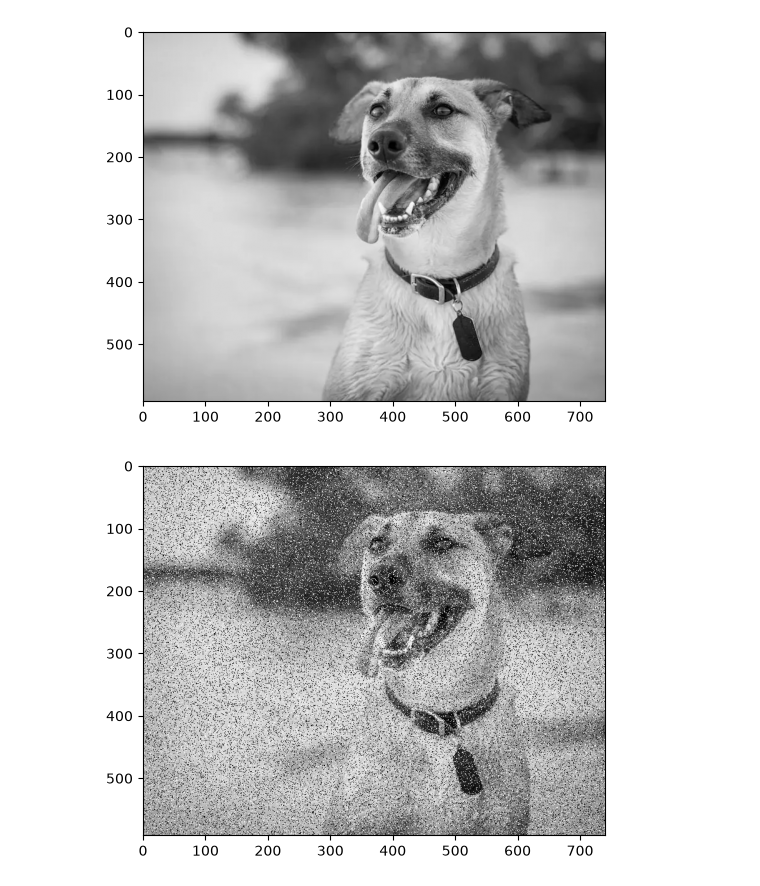
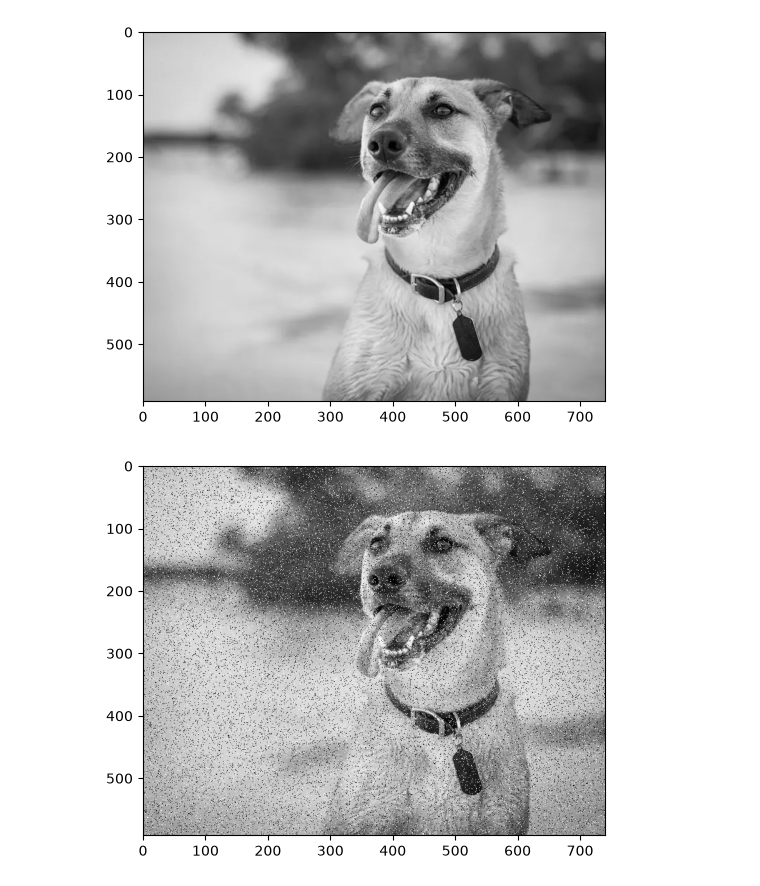
Before and after one commit to punperalta/CV_2026_H12, a Jupyter notebook: exp2.ipynb, the cells around one changed output. Drawn from its saved outputs; the diff is of its cells as text; code cells hidden in the pictures.

```diff
--- a/exp2.ipynb
+++ b/exp2.ipynb
@@ -9,7 +9,7 @@ cv2.imshow('Original Image', image)
 # %% [output]
 [figure]
 # %%
-def add_salt_pepper_noise(image, probability = 0.3):
+def add_salt_pepper_noise(image, probability = 0.5):
     noisy = image.copy()
 
     random_values = np.random.rand(*image.shape)
@@ -17,12 +17,12 @@ def add_salt_pepper_noise(image, probability = 0.3):
     noisy[random_values > 1 - (probability / 2)] = 255
     return noisy
 # %%
-prob = 0.2
+prob = 0.1
 noisy = add_salt_pepper_noise(image, prob)
 plt.imshow(noisy, cmap='gray')
 plt.show()
 # %% [output]
-[figure, old version]
+[figure, new version]
 # %%
 rows, cols = noisy.shape
 result = np.zeros_like(noisy)
```
Also changed, not shown: parts of 2 cells of this notebook, 3 other files.
